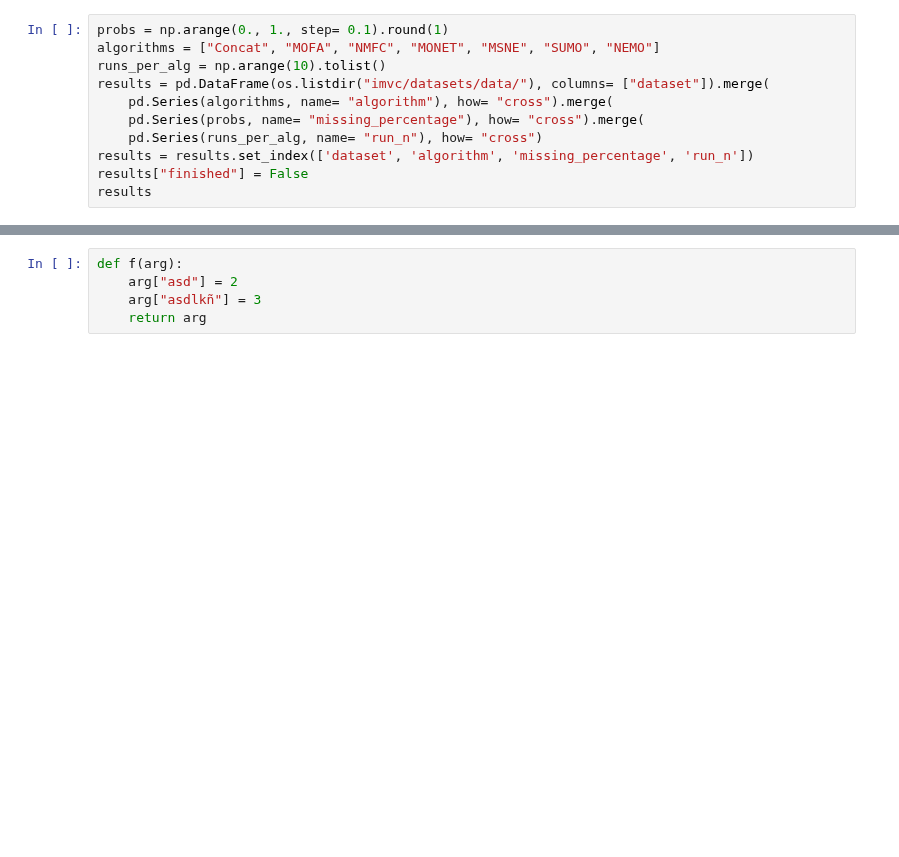
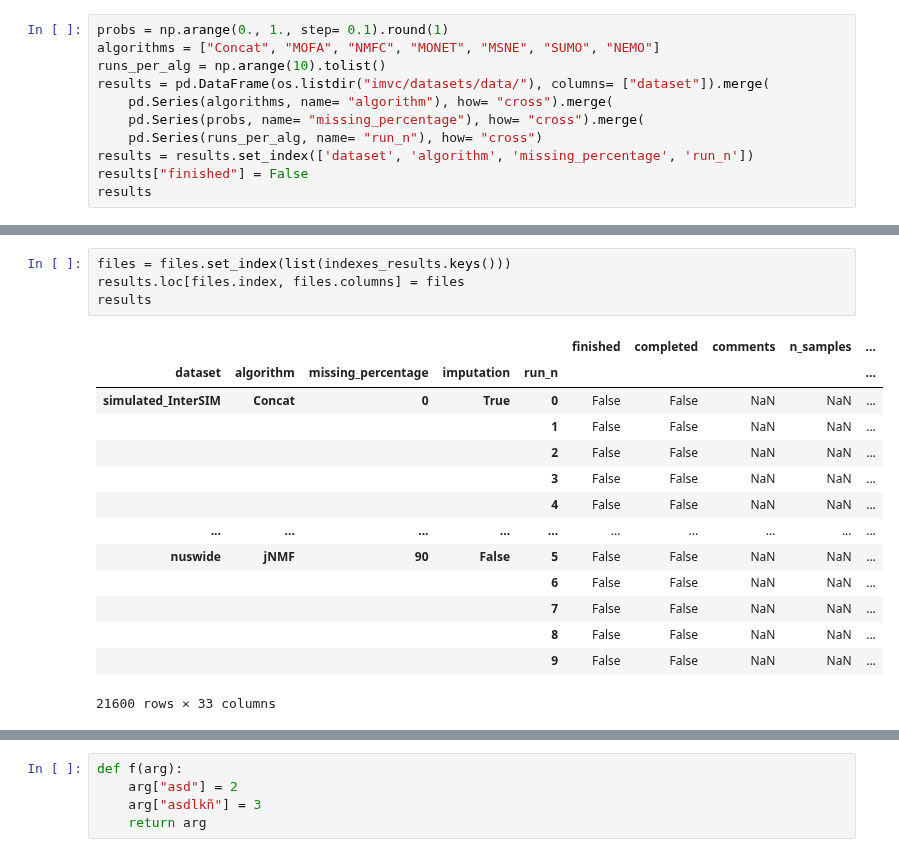
Before and after one commit to RafRomB/imml, a Jupyter notebook: Untitled.ipynb, the cells around one changed output, grey strips where cells are left out. Cells and saved outputs as stored; diff of their text form; blank space fills up the shorter version.

```diff
--- a/Untitled.ipynb
+++ b/Untitled.ipynb
@@ -1048 +1087,20 @@ results
+# %%
+files = files.set_index(list(indexes_results.keys()))
+results.loc[files.index, files.columns] = files
+results
+# %% [output]
+|  |  |  |  |  | finished | completed | comments | n_samples | ... |
+| dataset | algorithm | missing_percentage | imputation | run_n |  |  |  |  | ... |
+| simulated_InterSIM | Concat | 0 | True | 0 | False | False | NaN | NaN | ... |
+|  |  |  |  | 1 | False | False | NaN | NaN | ... |
+|  |  |  |  | 2 | False | False | NaN | NaN | ... |
+|  |  |  |  | 3 | False | False | NaN | NaN | ... |
+|  |  |  |  | 4 | False | False | NaN | NaN | ... |
+| ... | ... | ... | ... | ... | ... | ... | ... | ... | ... |
+| nuswide | jNMF | 90 | False | 5 | False | False | NaN | NaN | ... |
+|  |  |  |  | 6 | False | False | NaN | NaN | ... |
+|  |  |  |  | 7 | False | False | NaN | NaN | ... |
+|  |  |  |  | 8 | False | False | NaN | NaN | ... |
+|  |  |  |  | 9 | False | False | NaN | NaN | ... |
+21600 rows × 33 columns
 # %%
```
Also changed, not shown: parts of 21 cells of this notebook, 8 other files.
